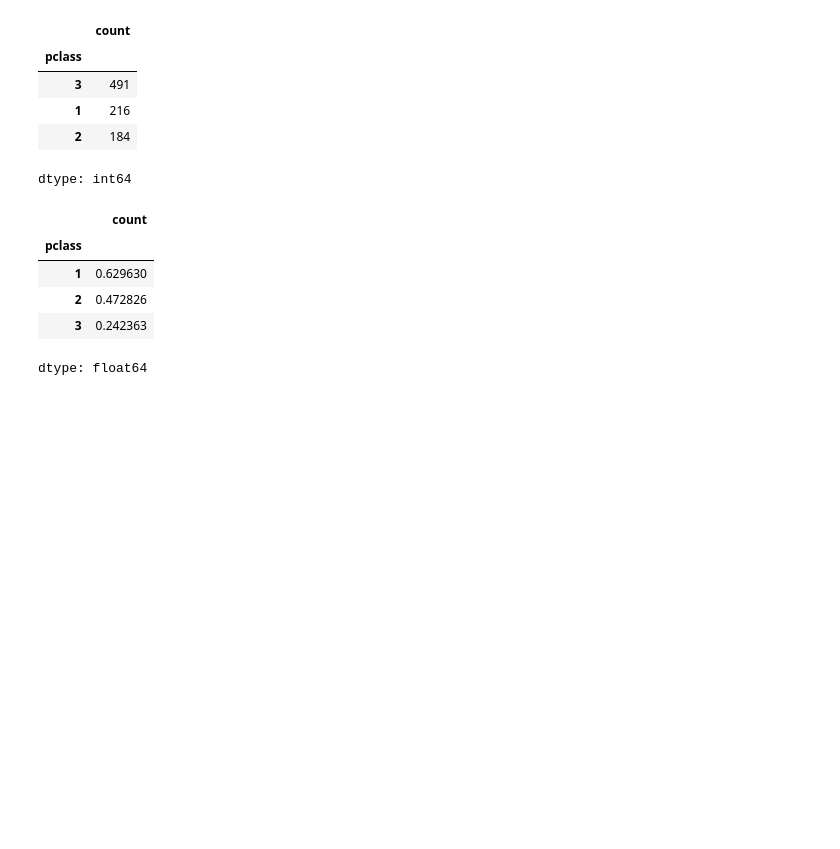
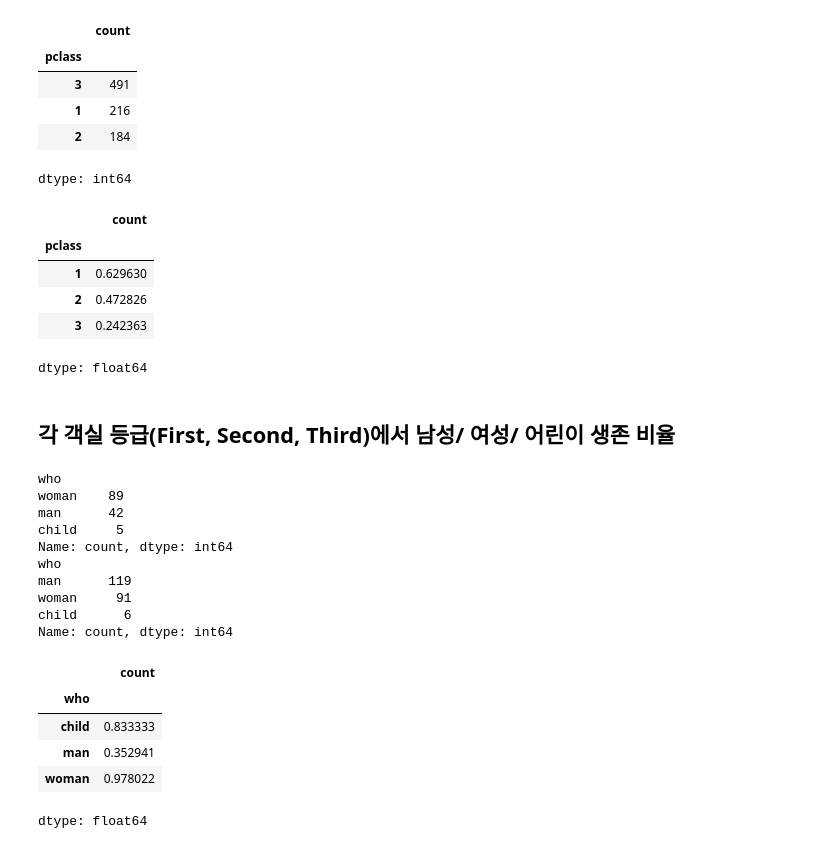
Before and after one commit to Sjleerodls/Data_Analysis, a Jupyter notebook: lab_da/da03_dataframe.ipynb, the cells around one changed output. Drawn from its saved outputs; the diff is of its cells as text; code cells hidden in the pictures; blank space fills up the shorter version.

```diff
--- a/lab_da/da03_dataframe.ipynb
+++ b/lab_da/da03_dataframe.ipynb
@@ -498,3 +498,31 @@ survive.pclass.value_counts() / titanic.pclass.value_counts()
 | 2 | 0.472826 |
 | 3 | 0.242363 |
 dtype: float64
+# %% [markdown]
+## 각 객실 등급(First, Second, Third)에서 남성/ 여성/ 어린이 생존 비율
+# %%
+# 1등급 객실 생존자
+first = titanic[(titanic.pclass == 1) & (titanic.survived == 1)]
+print(first.who.value_counts())
+
+first_all = titanic[titanic.pclass == 1]
+print(first_all.who.value_counts())
+
+first.who.value_counts() / first_all.who.value_counts()
+# %% [output]
+who
+woman    89
+man      42
+child     5
+Name: count, dtype: int64
+who
+man      119
+woman     91
+child      6
+Name: count, dtype: int64
+|  | count |
+| who |  |
+| child | 0.833333 |
+| man | 0.352941 |
+| woman | 0.978022 |
+dtype: float64
```
Also changed, not shown: parts of 3 cells of this notebook.
